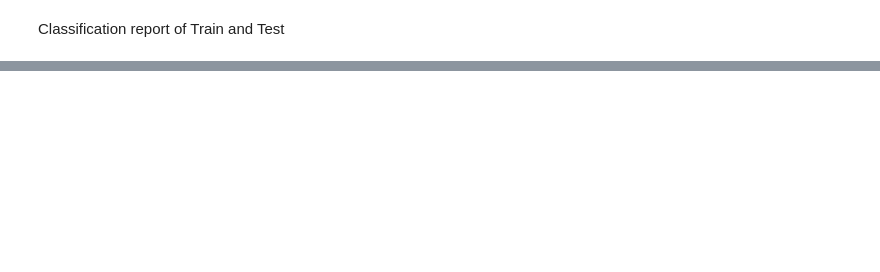
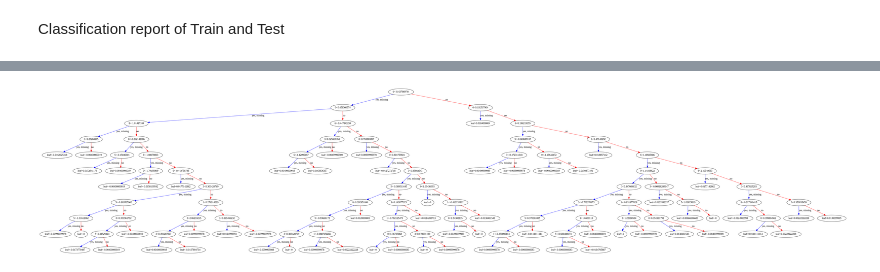
Before and after one commit to ambika1us/Cardiovascular_Risk_Prediction, a Jupyter notebook: Ambika_Prasad_Cardiovascular_Risk_Prediction.ipynb, the cells around one changed output, grey strips where cells are left out. Cells and saved outputs as stored; diff of their text form; code cells hidden in the pictures; blank space fills up the shorter version.

```diff
--- a/Ambika_Prasad_Cardiovascular_Risk_Prediction.ipynb
+++ b/Ambika_Prasad_Cardiovascular_Risk_Prediction.ipynb
@@ -1038,0 +1125,7 @@ weighted avg       0.91      0.91      0.90      3574
+# %%
+#Visualising the Tree
+ax=xgb.plot_tree(xg_cla,num_trees=0)
+ax.figure.set_size_inches(100,100)
+plt.show()
+# %% [output]
+[figure, added]
```
Also changed, not shown: parts of 44 cells of this notebook.
